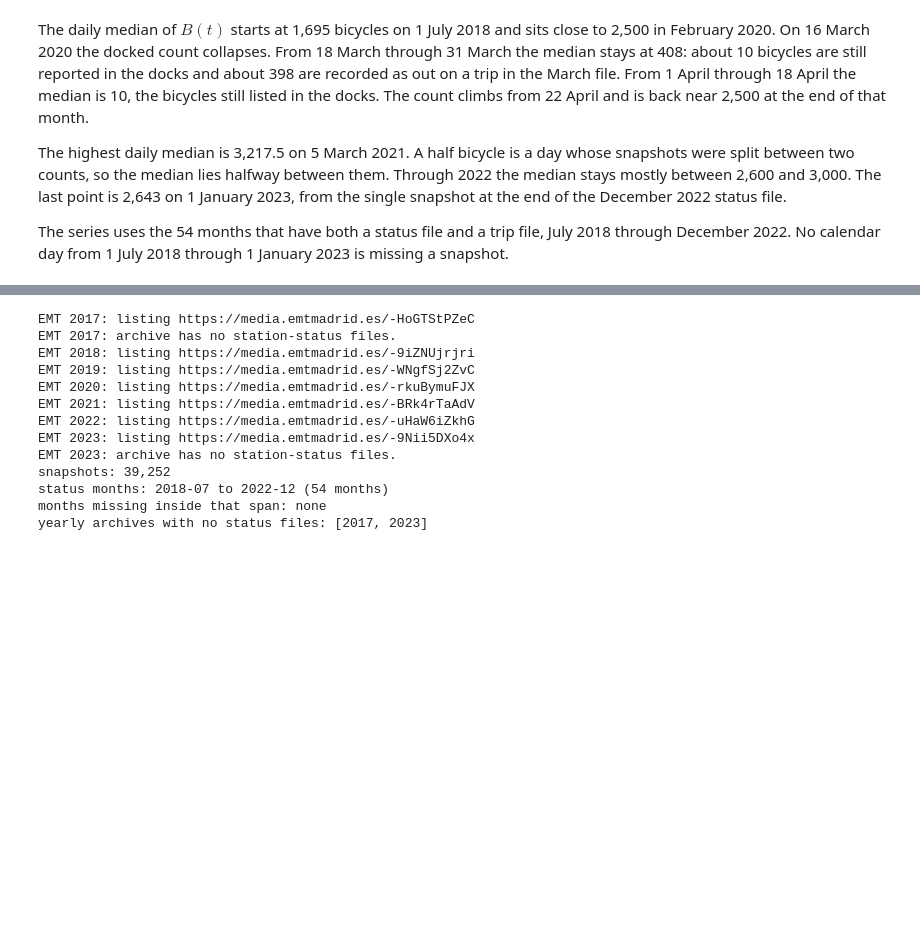
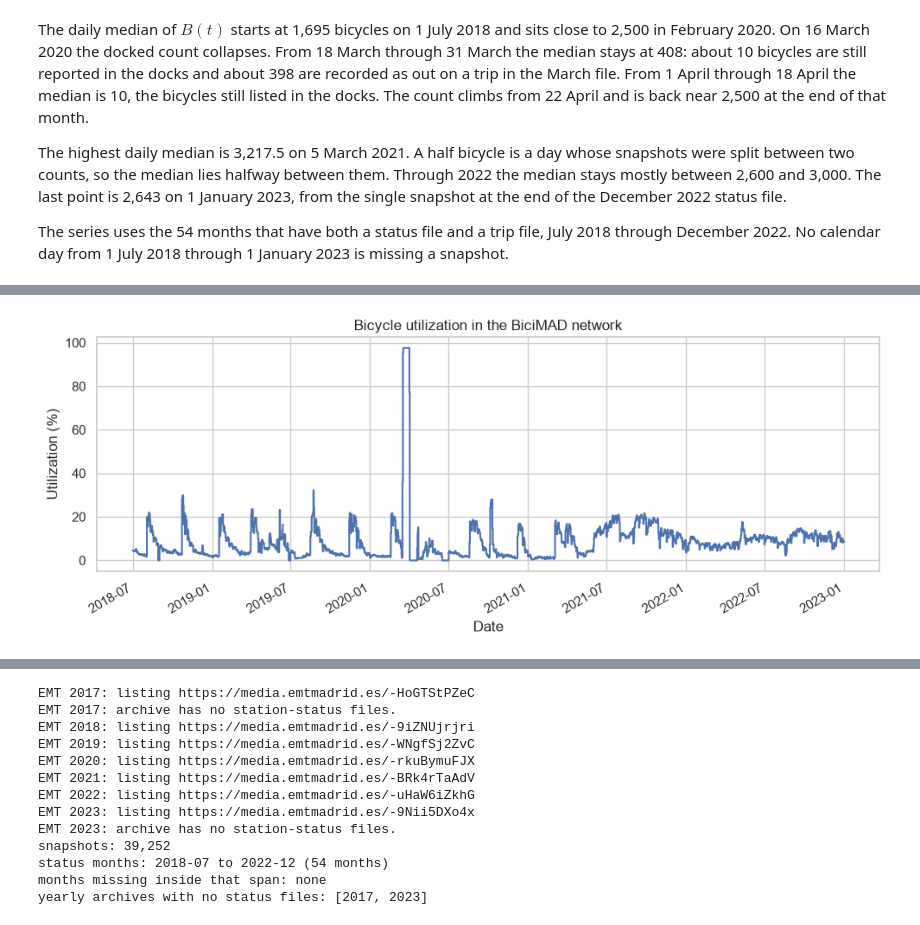
Before and after one commit to sergiozurron/BicimadOperations, a Jupyter notebook: bicimad_infrastructure_evolution.ipynb, the cells around one changed output, grey strips where cells are left out. Cells and saved outputs as stored; diff of their text form; code cells hidden in the pictures; blank space fills up the shorter version.

Commit message:
Show bike utilization rate

```diff
--- a/bicimad_infrastructure_evolution.ipynb
+++ b/bicimad_infrastructure_evolution.ipynb
@@ -205,0 +219,87 @@ The series uses the 54 months that have both a status file and a trip file, July
+# %%
+import json
+
+months = discover_months(cfg)["both"]
+if not months:
+    raise RuntimeError("No month has both a status file and a trip file.")
+status_files = discover_status_files(cfg)
+trip_files = discover_trip_files(cfg)
+cache_dir = cfg.processed_dir / "infrastructure" / "bicycle_snapshots"
+
+frames = []
+for month in months:
+    status_path = status_files[month]
+    trip_path = trip_files[month]
+    cache = cache_dir / f"{month}.parquet"
+    manifest_path = cache_dir / f"{month}.manifest.json"
+    manifest = {
+        "status": {"file": status_path.name, "bytes": status_path.stat().st_size},
+        "trips": {"file": trip_path.name, "bytes": trip_path.stat().st_size},
+    }
+    if not cache.is_file() or not manifest_path.is_file():
+        raise RuntimeError(
+            f"{month}: bicycle snapshot cache is missing. Run the bicycle section first."
+        )
+    saved = json.loads(manifest_path.read_text(encoding="utf-8"))
+    if saved != manifest:
+        raise RuntimeError(
+            f"{month}: bicycle snapshot cache is stale. Run the bicycle section first."
+        )
+    frames.append(pd.read_parquet(cache, columns=["ts", "n_riding", "n_bikes"]))
+
+snapshots = pd.concat(frames, ignore_index=True)
+daily = daily_presence_utilization(
+    snapshots,
+    tz=MADRID_TZ,
+    max_gap=pd.Timedelta(hours=6),
+)
+local_day = snapshots["ts"].dt.tz_convert(MADRID_TZ).dt.floor("D")
+calendar = pd.date_range(local_day.min(), local_day.max(), freq="D", tz=MADRID_TZ)
+plot = daily.set_index("date").reindex(calendar)
+eligible = plot["covered_hours"].ge(12) & plot["present_hours"].gt(0)
+rate = plot["utilization"].where(eligible)
+
+fig, ax = plt.subplots()
+ax.step(rate.index.tz_localize(None), 100 * rate, where="post")
+ax.set_title("Bicycle utilization in the BiciMAD network")
+ax.set_xlabel("Date")
+ax.set_ylabel("Utilization (%)")
+fig.autofmt_xdate()
+plt.tight_layout()
+plt.show()
+
+present = rate.dropna()
+pct = 100 * present
+gaps = [ts.strftime("%Y-%m-%d") for ts in rate.index[rate.isna()]]
+span = pd.period_range(months[0], months[-1], freq="M")
+inside_missing = [str(period) for period in span if str(period) not in set(months)]
+print(f"months used: {len(months)} ({months[0]} to {months[-1]})")
+print("months inside that span without both files:", inside_missing or "none")
+print(f"plotted days: {len(present):,}")
+print("gap days:", ", ".join(gaps) if gaps else "none")
+print(f"first day {present.index[0].strftime('%Y-%m-%d')}: {pct.iloc[0]:.2f}%")
+print(f"last day {present.index[-1].strftime('%Y-%m-%d')}: {pct.iloc[-1]:.2f}%")
+print(f"minimum {pct.min():.2f}% on {present.idxmin().strftime('%Y-%m-%d')}")
+print(f"maximum {pct.max():.2f}% on {present.idxmax().strftime('%Y-%m-%d')}")
+print(f"median {pct.median():.2f}%")
+for year, group in pct.groupby(pct.index.year):
+    print(f"year {year}: median {group.median():.2f}% over {len(group)} days")
+
+
+def _window(start, end):
+    sl = pct.loc[start:end]
+    noun = "day" if len(sl) == 1 else "days"
+    print(
+        f"{start} to {end}: {len(sl)} {noun}, "
+        f"min {sl.min():.2f}%, max {sl.max():.2f}%"
+    )
+
+
+_window("2020-03-17", "2020-03-31")
+_window("2020-04-01", "2020-04-01")
+_window("2020-04-02", "2020-04-18")
+_window("2018-08-30", "2018-08-31")
+_window("2019-06-27", "2019-06-30")
+_window("2020-06-16", "2020-06-30")
+# %% [output]
+[figure, added]
```
Also changed, not shown: parts of 8 cells of this notebook, 1 other file.
